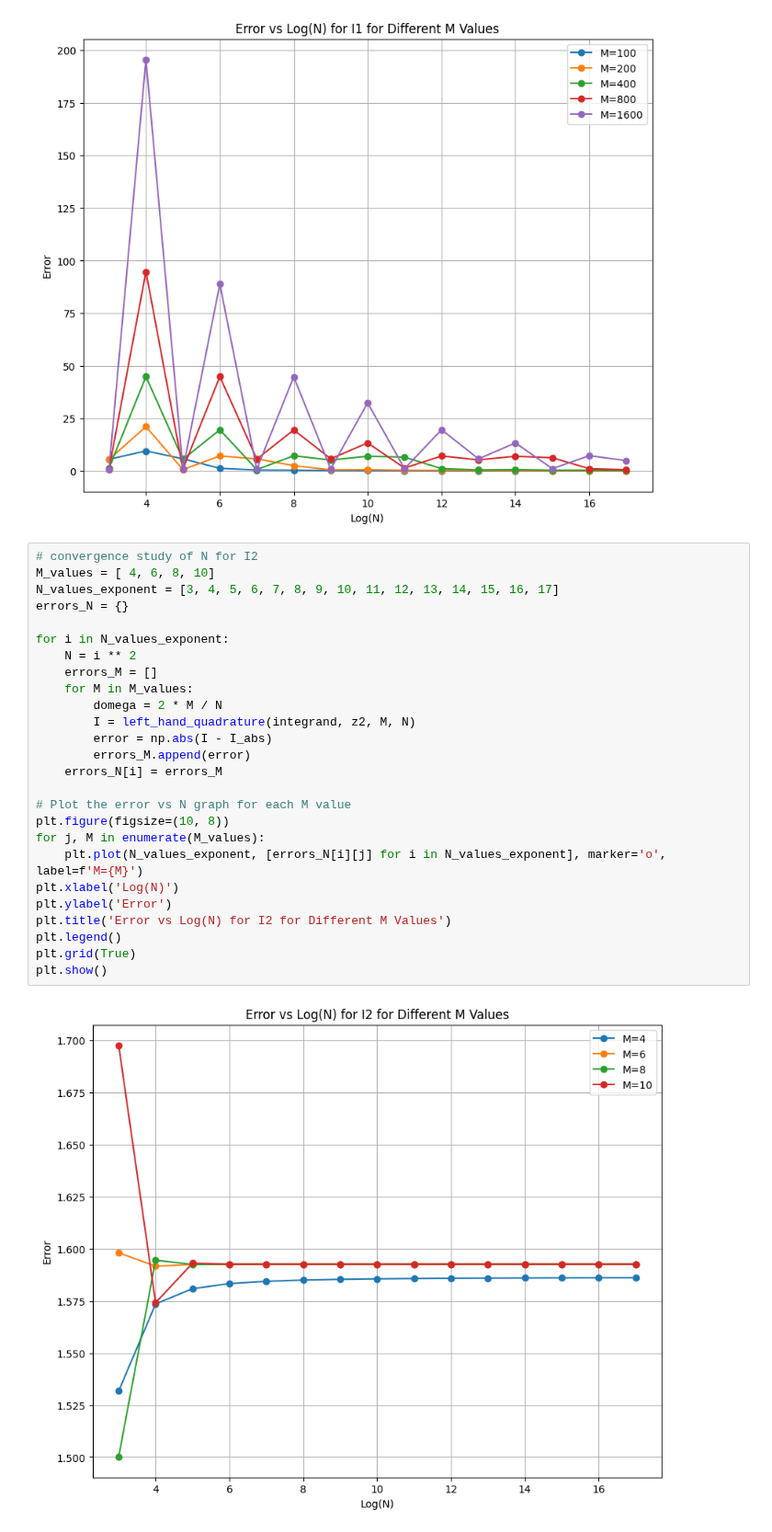
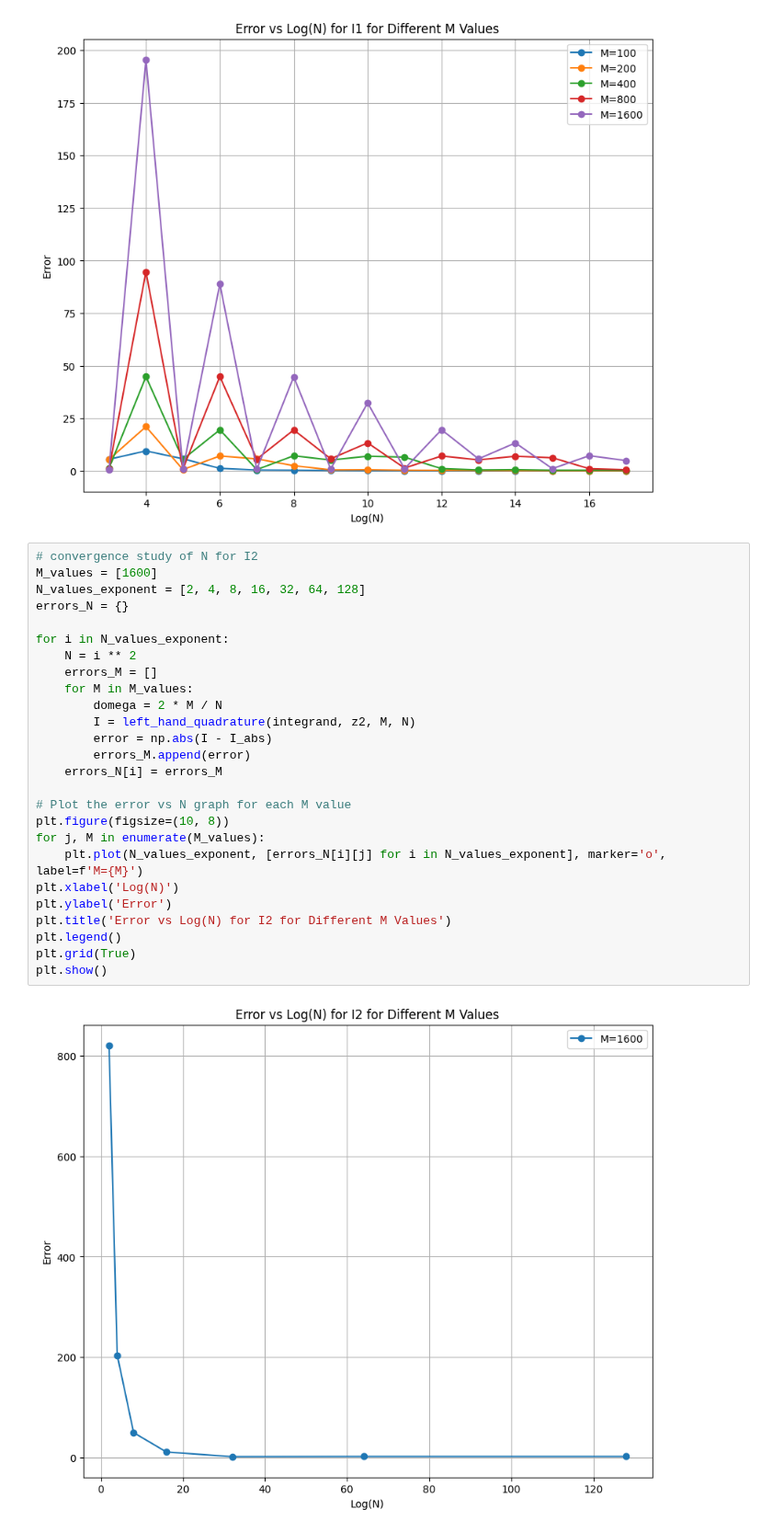
Before and after one commit to Mani0237/Prelims, a Jupyter notebook: 2023_fall/Q4-200973108/4_quaife.ipynb, the cells around one changed output. Shown at 92% size. Drawn from its saved outputs; the diff is of its cells as text.

```diff
--- a/2023_fall/Q4-200973108/4_quaife.ipynb
+++ b/2023_fall/Q4-200973108/4_quaife.ipynb
@@ -148,29 +151,29 @@ plt.show()
 [figure]
 # %%
 # convergence study of N for I2
-M_values = [ 4, 6, 8, 10]
-N_values_exponent = [3, 4, 5, 6, 7, 8, 9, 10, 11, 12, 13, 14, 15, 16, 17]
+M_values = [1600]
+N_values_exponent = [2, 4, 8, 16, 32, 64, 128]
 errors_N = {}
 
 for i in N_values_exponent:
     N = i ** 2
     errors_M = []
     for M in M_values:
         domega = 2 * M / N
         I = left_hand_quadrature(integrand, z2, M, N)
         error = np.abs(I - I_abs)
         errors_M.append(error)
     errors_N[i] = errors_M
 
 # Plot the error vs N graph for each M value
 plt.figure(figsize=(10, 8))
 for j, M in enumerate(M_values):
     plt.plot(N_values_exponent, [errors_N[i][j] for i in N_values_exponent], marker='o', label=f'M={M}')
 plt.xlabel('Log(N)')
 plt.ylabel('Error')
 plt.title('Error vs Log(N) for I2 for Different M Values')
 plt.legend()
 plt.grid(True)
 plt.show()
 # %% [output]
-[figure, old version]
+[figure, new version]
```
Also changed, not shown: parts of 1 cell of this notebook.
